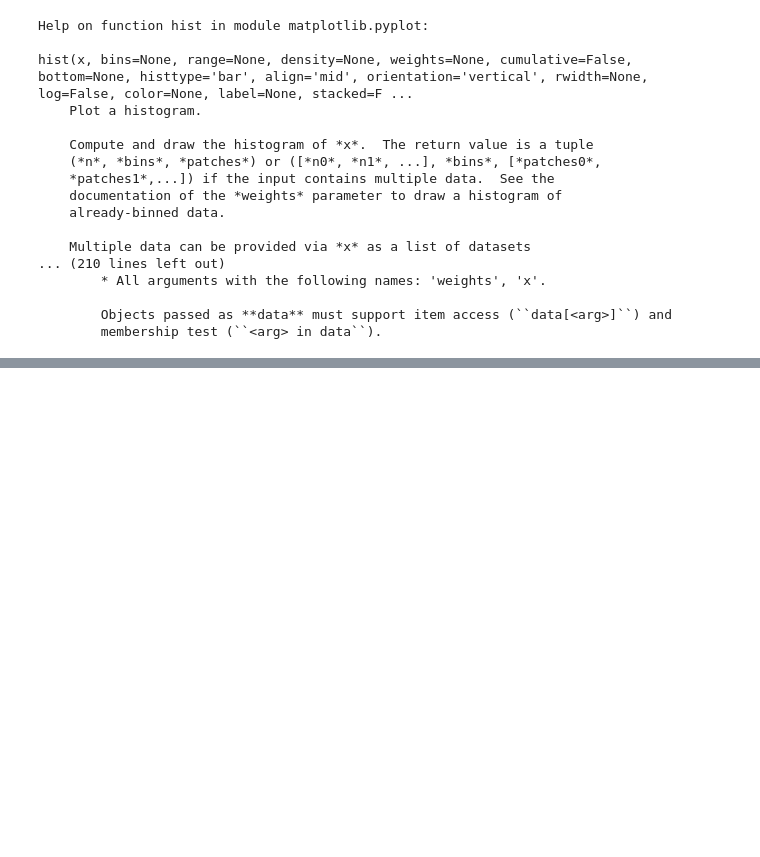
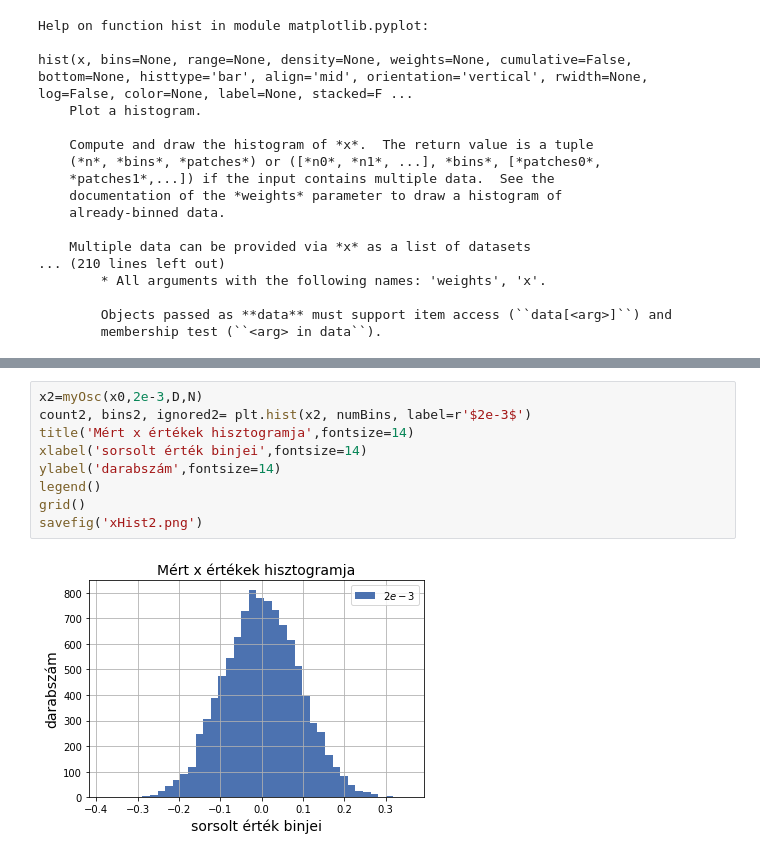
Before and after one commit to FulgurisR/StochProc, a Jupyter notebook: Overdamped.ipynb, the cells around one changed output, grey strips where cells are left out. Cells and saved outputs as stored; diff of their text form; blank space fills up the shorter version.

```diff
--- a/Overdamped.ipynb
+++ b/Overdamped.ipynb
@@ -71,0 +76,11 @@ savefig('xHist01.png')
+# %%
+x2=myOsc(x0,2e-3,D,N)
+count2, bins2, ignored2= plt.hist(x2, numBins, label=r'$2e-3$')
+title('Mért x értékek hisztogramja',fontsize=14)
+xlabel('sorsolt érték binjei',fontsize=14)
+ylabel('darabszám',fontsize=14)
+legend()
+grid()
+savefig('xHist2.png')
+# %% [output]
+[figure, added]
```
Also changed, not shown: parts of 6 cells of this notebook.
